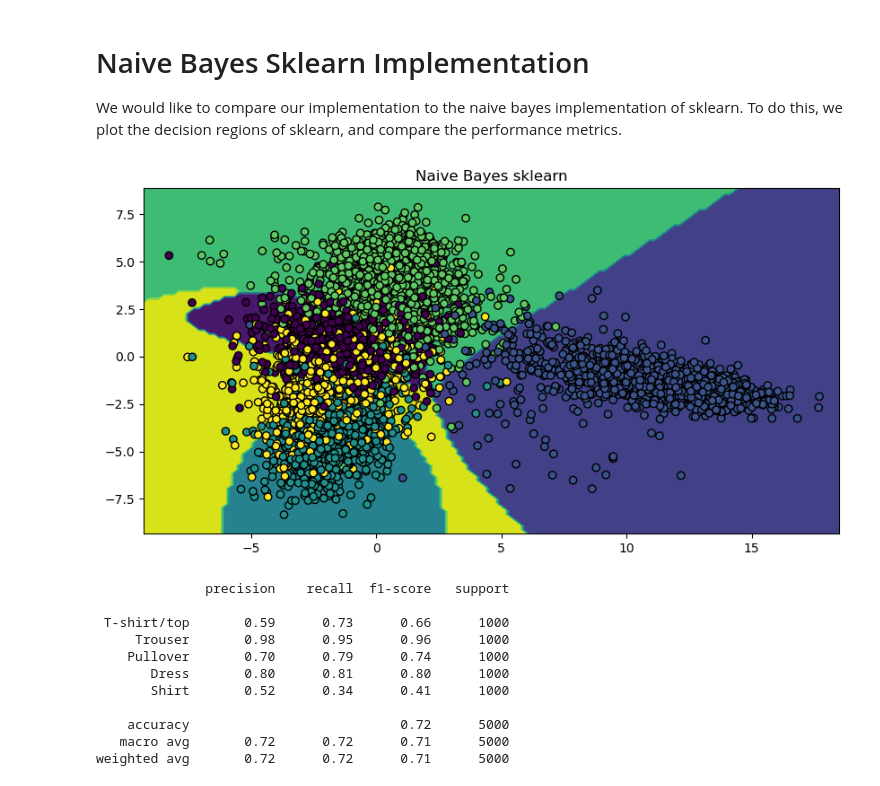
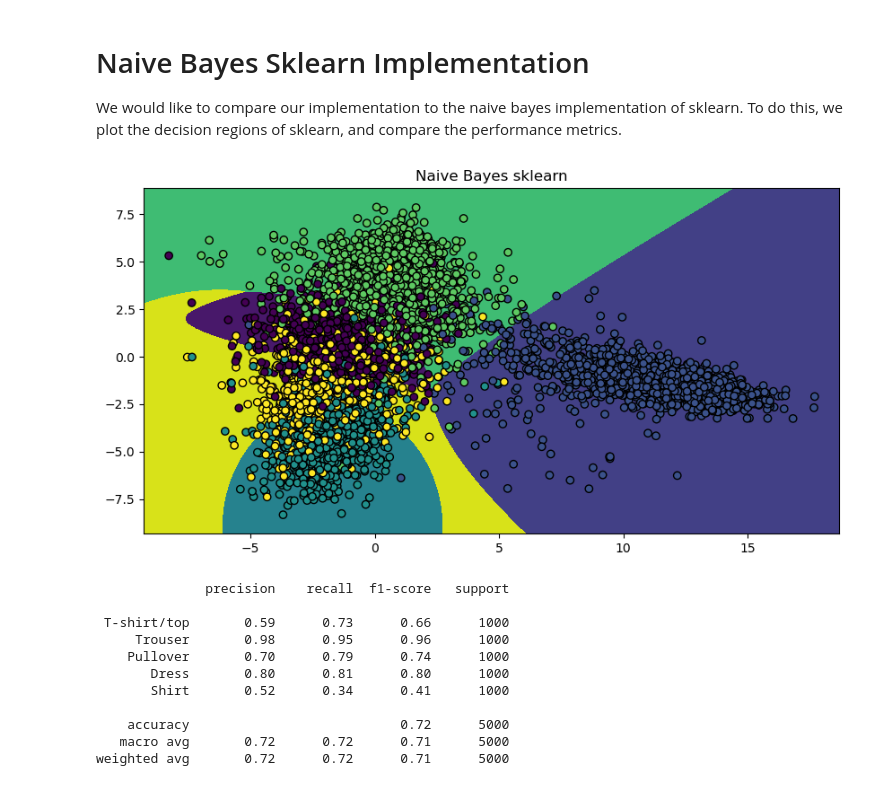
Before and after one commit to krusand/MLProject-FashionMNIST, a Jupyter notebook: 3a. Naive Bayes Implementation.ipynb, the cells around one changed output. Saved outputs shown, nothing was run; the diff lists cells and outputs as text; code cells hidden in the pictures.

```diff
--- a/3a. Naive Bayes Implementation.ipynb
+++ b/3a. Naive Bayes Implementation.ipynb
@@ -101,7 +102,7 @@ fig,ax = plt.subplots(nrows=4,ncols=4, figsize=(20,20))
 bandwidths = np.linspace(0.05, 1.2, 16).reshape(4,4)
 
 
-h = 0.5
+h = 0.1
 
 x_min, x_max = np.min(LDA_X_train[:,0])-1, np.max(LDA_X_train[:,0]) + 1
 y_min, y_max = np.min(LDA_X_train[:,1])-1, np.max(LDA_X_train[:,1]) + 1
@@ -111,7 +112,7 @@ xx,yy = np.meshgrid(np.arange(x_min, x_max, h),
 
 
 for i in range(4):
-    for j in range(4):
+    for j in tqdm(range(4)):
         nbclf = NB_clf(bandwidth=np.round(bandwidths[i,j],2))
         nbclf.fit(LDA_X_train[:,:2], y_train)
         Z = nbclf.predict(np.c_[xx.ravel(), yy.ravel()])
@@ -199,31 +200,31 @@ We would like to compare our implementation to the naive bayes implementation of
 # %%
 # plotting decision regions
 from sklearn.naive_bayes import GaussianNB
 
 nb = GaussianNB().fit(LDA_X_train[:,:2],y_train)
 
 
 fig,ax = plt.subplots(nrows=1,ncols=1, figsize=(10,5))
 
 # Courseness of contourplot.
-h = 0.2
+h = 0.002
 
 x_min, x_max = np.min(LDA_X_train[:,0])-1, np.max(LDA_X_train[:,0]) + 1
 y_min, y_max = np.min(LDA_X_train[:,1])-1, np.max(LDA_X_train[:,1]) + 1
 
 xx,yy = np.meshgrid(np.arange(x_min, x_max, h),
                     np.arange(y_min, y_max, h))
 
 Z = nb.predict(np.c_[xx.ravel(), yy.ravel()])
 Z = Z.reshape(xx.shape)
 
 ax.contourf(xx,yy, Z)
 ax.scatter(LDA_X_train[:,0],LDA_X_train[:,1], c=y_train, marker='o', edgecolor='black')
 ax.set_xlim(xx.min(), xx.max());
 ax.set_ylim(yy.min(), yy.max());
 ax.set_title(f"Naive Bayes sklearn");
 # %% [output]
-[figure, old version]
+[figure, new version]
 # %%
 # comparing metrics
 
```
Also changed, not shown: parts of 3 cells of this notebook.
